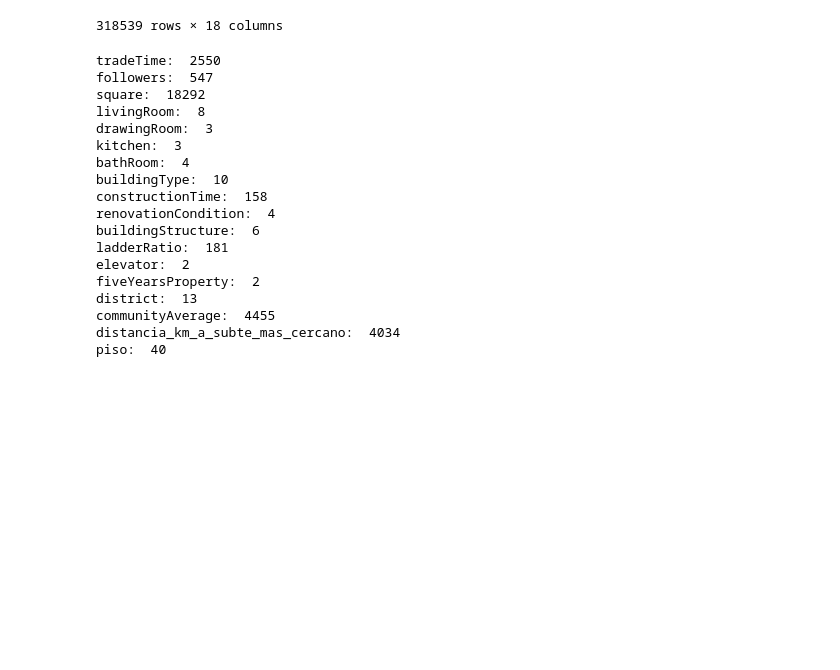
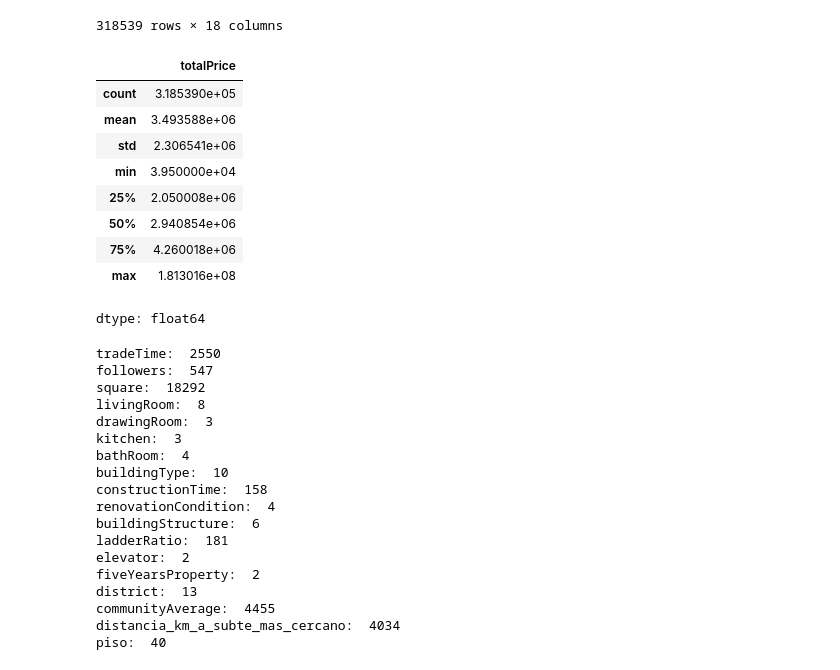
Before and after one commit to ichiP245/TP-Anal-tica-Descriptiva, a Jupyter notebook: notebooks/ModeloRL.ipynb, the cells around one changed output. Drawn from its saved outputs; the diff is of its cells as text; code cells hidden in the pictures; blank space fills up the shorter version.

Commit message:
Agrego describe de variable target

```diff
--- a/notebooks/ModeloRL.ipynb
+++ b/notebooks/ModeloRL.ipynb
@@ -87,6 +87,19 @@ X
 | 318537 | 736127 | 4 | 178.34 | 4 | 2 | 1 | 2 | 4.0 | ... |
 | 318538 | 736126 | 0 | 92.45 | 2 | 1 | 1 | 1 | 4.0 | ... |
 318539 rows × 18 columns
+# %%
+y.describe()
+# %% [output]
+|  | totalPrice |
+| count | 3.185390e+05 |
+| mean | 3.493588e+06 |
+| std | 2.306541e+06 |
+| min | 3.950000e+04 |
+| 25% | 2.050008e+06 |
+| 50% | 2.940854e+06 |
+| 75% | 4.260018e+06 |
+| max | 1.813016e+08 |
+dtype: float64
 # %%
 # Vemos cantidad de valores unicos por columna
 pocas_cols = []
```
